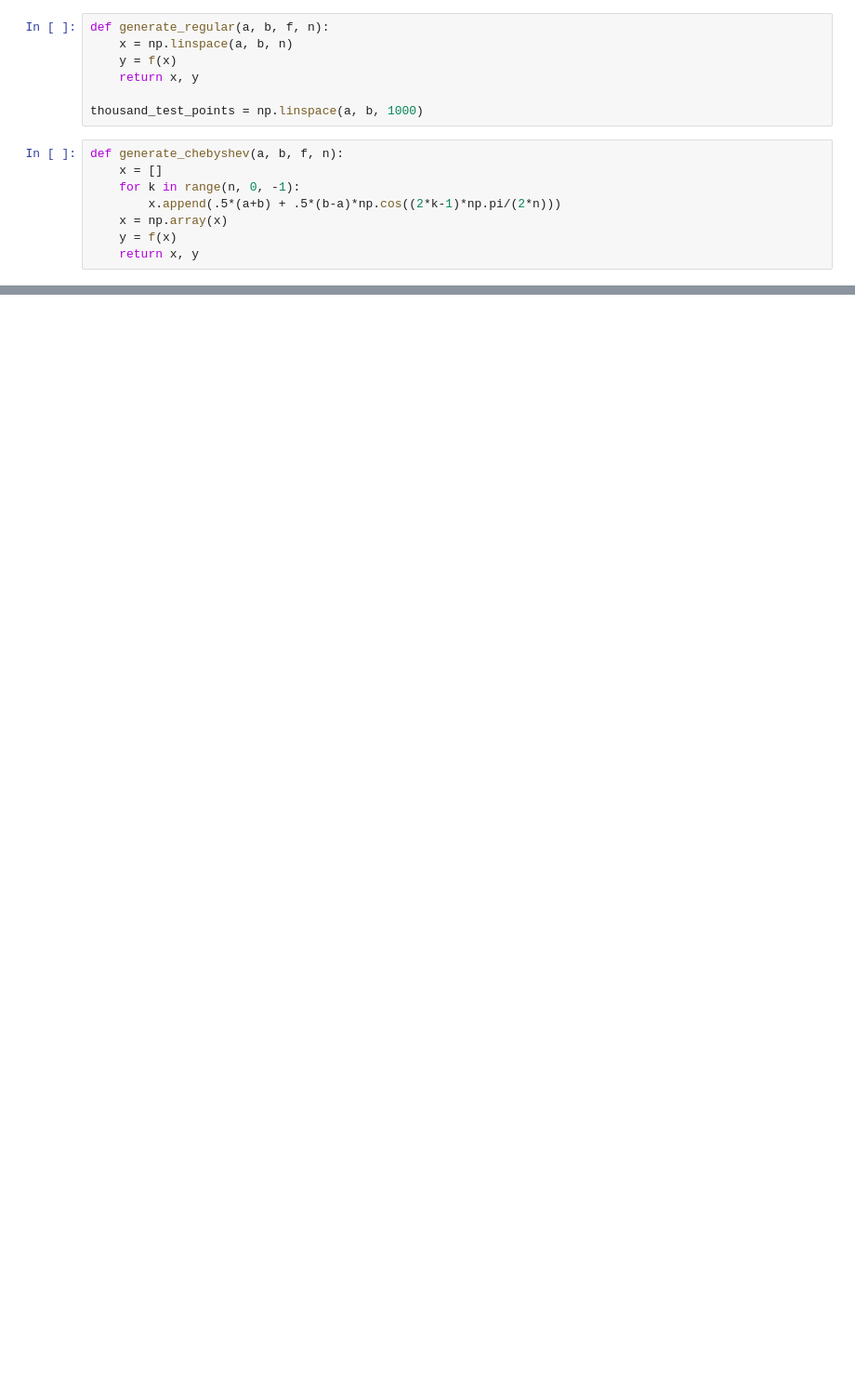
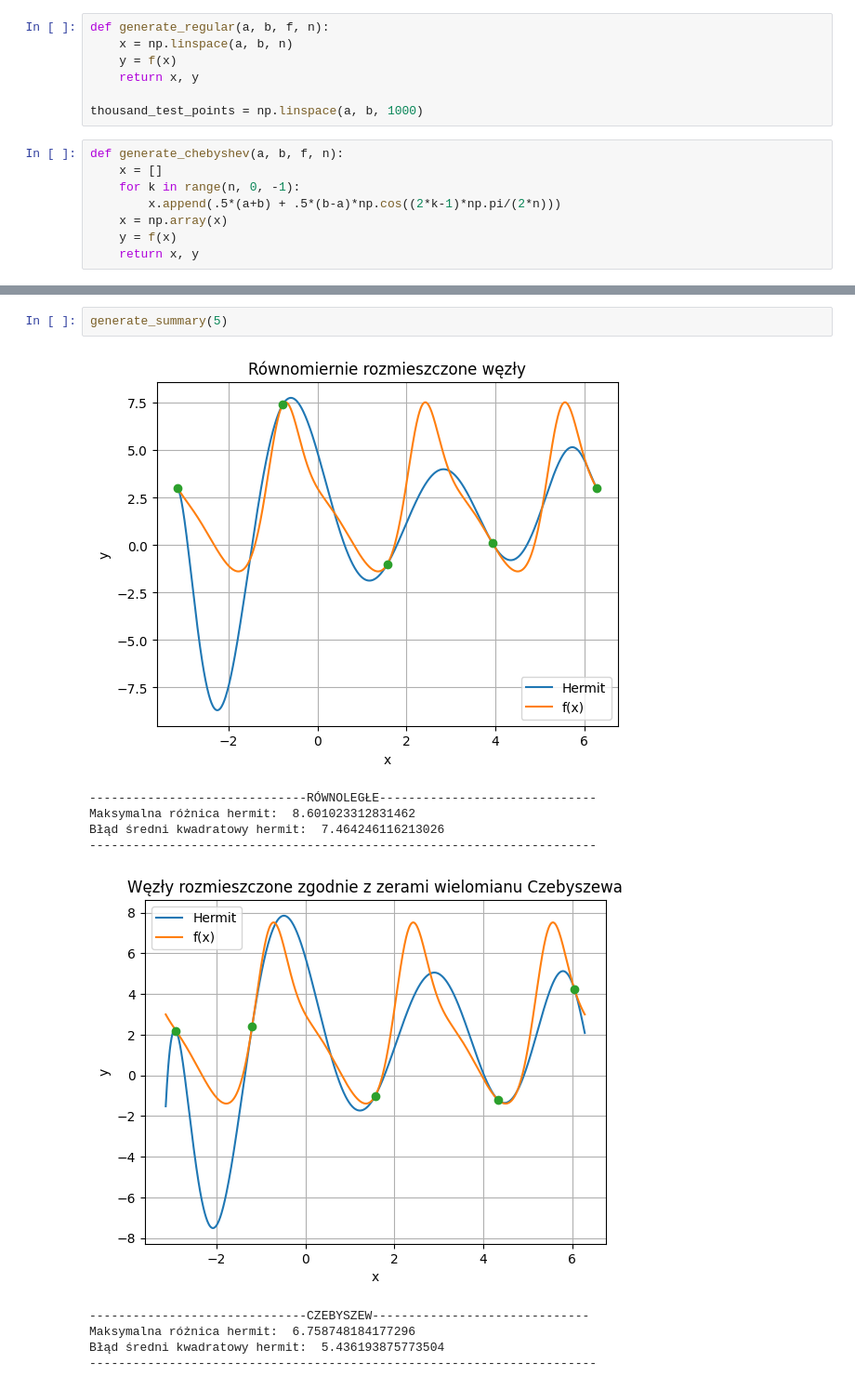
Before and after one commit to podedworny/MOwNiT_excercises, a Jupyter notebook: zad2/zad2b.ipynb, the cells around one changed output, grey strips where cells are left out. Shown at 93% size. Drawn from its saved outputs; the diff is of its cells as text; blank space fills up the shorter version.

```diff
--- a/zad2/zad2b.ipynb
+++ b/zad2/zad2b.ipynb
@@ -99,0 +141,13 @@ fun_painter(a,b,[fun,g],["fun","f(x)"],kk)
+# %%
+generate_summary(5)
+# %% [output]
+[figure, added]
+------------------------------RÓWNOLEGŁE------------------------------
+Maksymalna różnica hermit:  8.601023312831462
+Błąd średni kwadratowy hermit:  7.464246116213026
+----------------------------------------------------------------------
+[figure, added]
+------------------------------CZEBYSZEW------------------------------
+Maksymalna różnica hermit:  6.758748184177296
+Błąd średni kwadratowy hermit:  5.436193875773504
+----------------------------------------------------------------------
```
Also changed, not shown: parts of 18 cells of this notebook, 3 other files.
